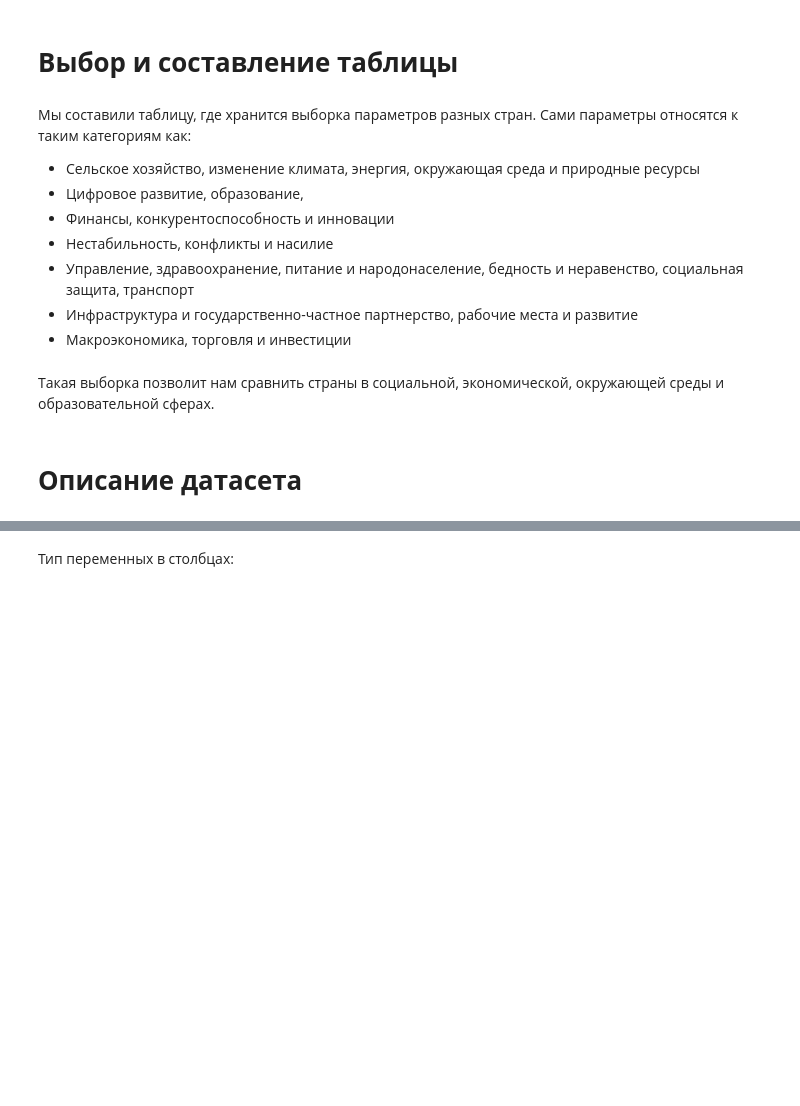
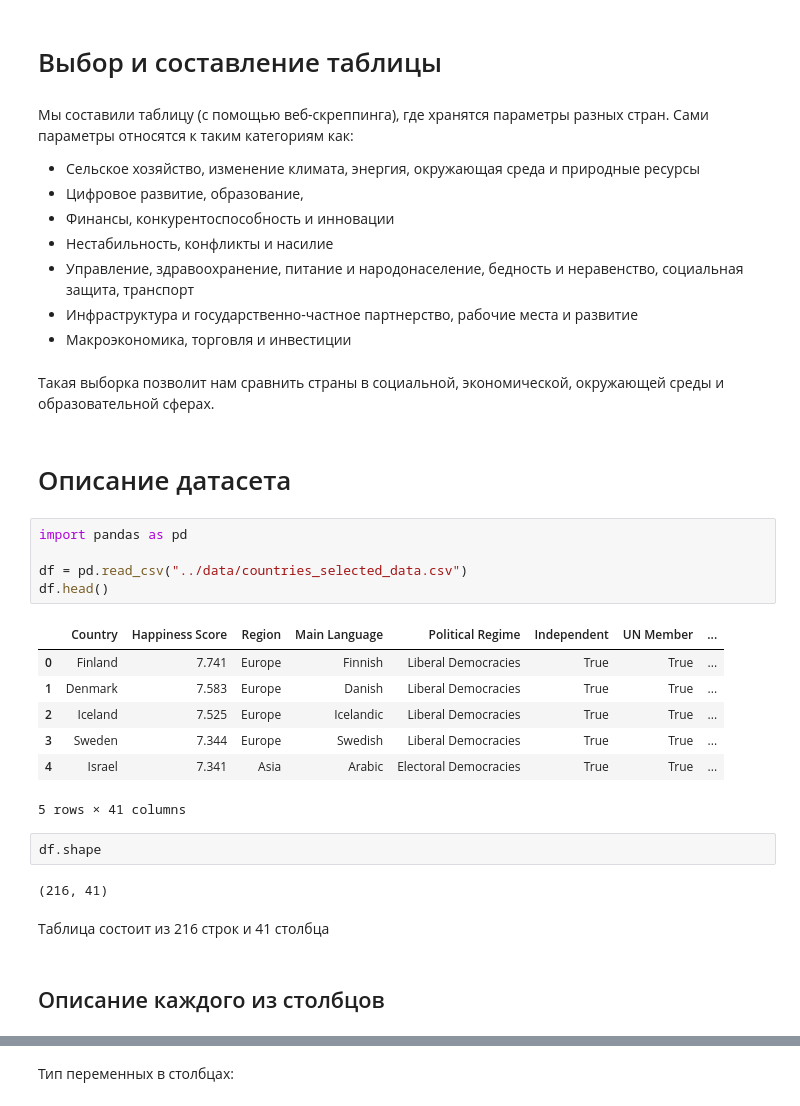
Before and after one commit to seny03/countries-happiness-analysis, a Jupyter notebook: src/analysis.ipynb, the cells around one changed output, grey strips where cells are left out. Cells and saved outputs as stored; diff of their text form; blank space fills up the shorter version.

```diff
--- a/src/analysis.ipynb
+++ b/src/analysis.ipynb
@@ -1,7 +1,7 @@
 # %% [markdown]
-# **Выбор и составление таблицы**
+# Выбор и составление таблицы
 # %% [markdown]
-Мы составили таблицу, где хранится выборка параметров разных стран. Сами параметры относятся к таким категориям как:
+Мы составили таблицу (с помощью веб-скреппинга), где хранятся параметры разных стран. Сами параметры относятся к таким категориям как:
 - Сельское хозяйство, изменение климата, энергия, окружающая среда и природные ресурсы
 - Цифровое развитие, образование,
 - Финансы, конкурентоспособность и инновации
@@ -12,5 +12,26 @@
 # %% [markdown]
 Такая выборка позволит нам сравнить страны в социальной, экономической, окружающей среды и образовательной сферах.
 # %% [markdown]
-# **Описание датасета**
+# Описание датасета
+# %%
+import pandas as pd
+
+df = pd.read_csv("../data/countries_selected_data.csv")
+df.head()
+# %% [output]
+|  | Country | Happiness Score | Region | Main Language | Political Regime | Independent | UN Member | ... |
+| 0 | Finland | 7.741 | Europe | Finnish | Liberal Democracies | True | True | ... |
+| 1 | Denmark | 7.583 | Europe | Danish | Liberal Democracies | True | True | ... |
+| 2 | Iceland | 7.525 | Europe | Icelandic | Liberal Democracies | True | True | ... |
+| 3 | Sweden | 7.344 | Europe | Swedish | Liberal Democracies | True | True | ... |
+| 4 | Israel | 7.341 | Asia | Arabic | Electoral Democracies | True | True | ... |
+5 rows × 41 columns
+# %%
+df.shape
+# %% [output]
+(216, 41)
+# %% [markdown]
+Таблица состоит из 216 строк и 41 столбца
+# %% [markdown]
+## Описание каждого из столбцов
 # %% [markdown]
```
Also changed, not shown: parts of 92 cells of this notebook.
